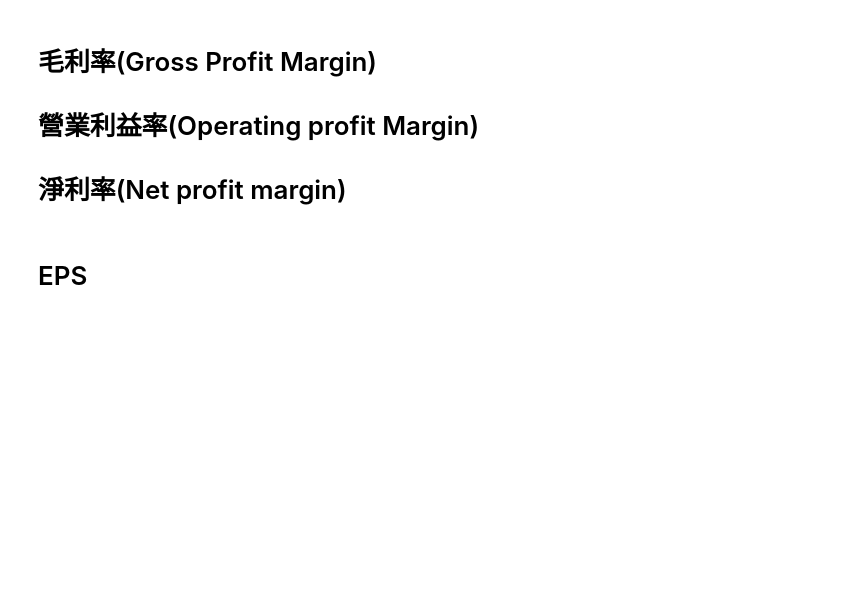
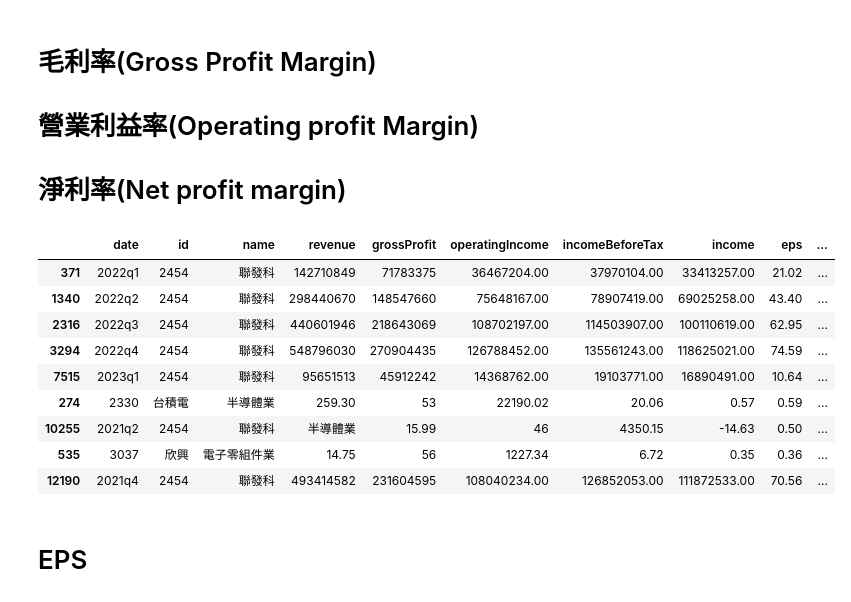
Before and after one commit to moved0311/stock, a Jupyter notebook: download/features.ipynb, the cells around one changed output. Cells and saved outputs as stored; diff of their text form; code cells hidden in the pictures; blank space fills up the shorter version.

```diff
--- a/download/features.ipynb
+++ b/download/features.ipynb
@@ -73,4 +73,5 @@ def countYoYGreaterThan0(id):
     except:
         return np.nan
 
-out['yoyIncreaseCount'] = [countYoYGreaterThan0(id) for id in ids]
+count = [countYoYGreaterThan0(id) for id in ids]
+out['yoy>0次數'] = count
@@ -101,4 +127,15 @@ df_financial_statement['grossProfitMargin'] = df_financial_statement['grossProfi
 df_financial_statement['operatingProfitMargin'] = df_financial_statement['operatingIncome'].div(df_financial_statement['revenue'])
 df_financial_statement['netProfitMargin'] = df_financial_statement['income'].div(df_financial_statement['revenue'])
 # %%
-df_financial_statement[df_financial_statement['id']==2454]
+out[out['id'].isin([2330,2454,3037])]
+# %% [output]
+|  | date | id | name | revenue | grossProfit | operatingIncome | incomeBeforeTax | income | eps | ... |
+| 371 | 2022q1 | 2454 | 聯發科 | 142710849 | 71783375 | 36467204.00 | 37970104.00 | 33413257.00 | 21.02 | ... |
+| 1340 | 2022q2 | 2454 | 聯發科 | 298440670 | 148547660 | 75648167.00 | 78907419.00 | 69025258.00 | 43.40 | ... |
+| 2316 | 2022q3 | 2454 | 聯發科 | 440601946 | 218643069 | 108702197.00 | 114503907.00 | 100110619.00 | 62.95 | ... |
+| 3294 | 2022q4 | 2454 | 聯發科 | 548796030 | 270904435 | 126788452.00 | 135561243.00 | 118625021.00 | 74.59 | ... |
+| 7515 | 2023q1 | 2454 | 聯發科 | 95651513 | 45912242 | 14368762.00 | 19103771.00 | 16890491.00 | 10.64 | ... |
+| 274 | 2330 | 台積電 | 半導體業 | 259.30 | 53 | 22190.02 | 20.06 | 0.57 | 0.59 | ... |
+| 10255 | 2021q2 | 2454 | 聯發科 | 半導體業 | 15.99 | 46 | 4350.15 | -14.63 | 0.50 | ... |
+| 535 | 3037 | 欣興 | 電子零組件業 | 14.75 | 56 | 1227.34 | 6.72 | 0.35 | 0.36 | ... |
+| 12190 | 2021q4 | 2454 | 聯發科 | 493414582 | 231604595 | 108040234.00 | 126852053.00 | 111872533.00 | 70.56 | ... |
```
Also changed, not shown: parts of 24 cells of this notebook, 3 other files.
